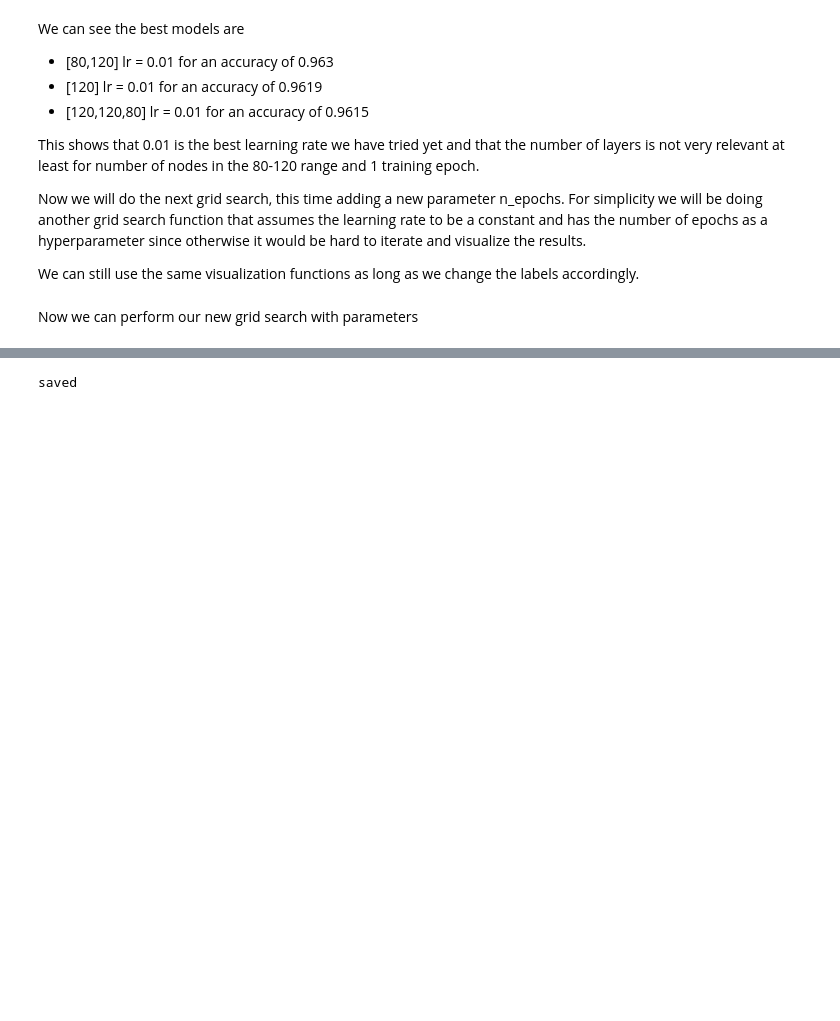
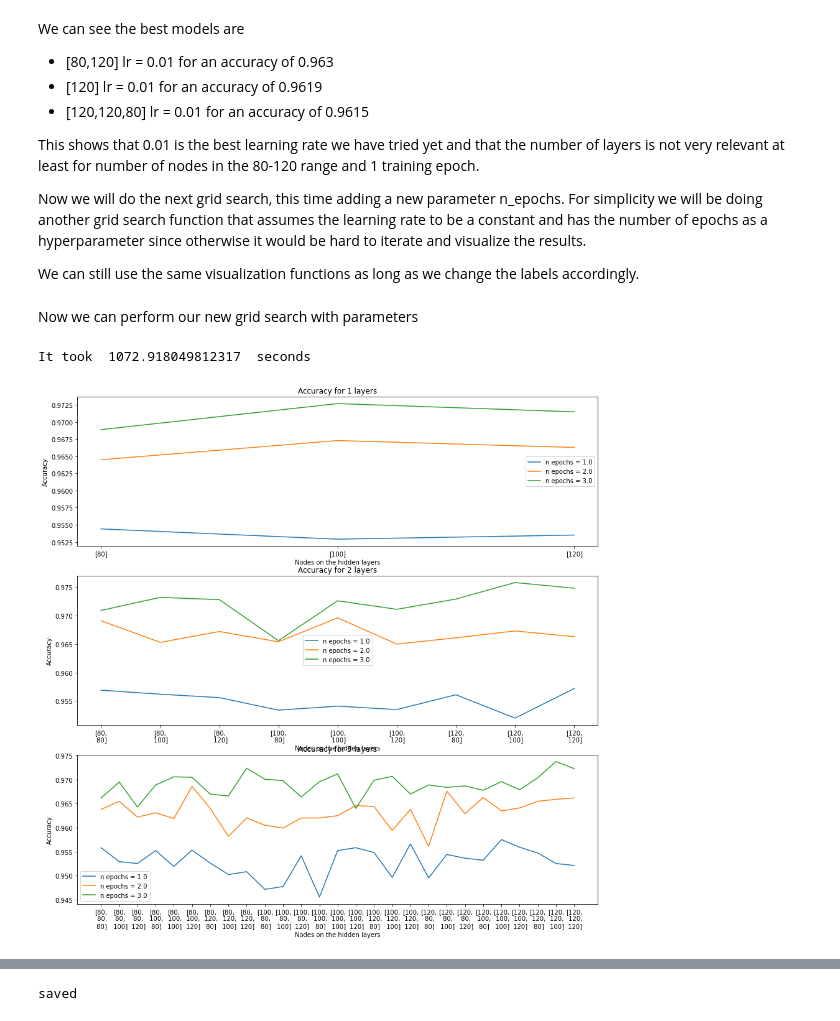
Before and after one commit to Oriol23/Making-a-perceptron-from-scratch, a Jupyter notebook: Multi layered perceptron.ipynb, the cells around one changed output, grey strips where cells are left out. Drawn from its saved outputs; the diff is of its cells as text; code cells hidden in the pictures; blank space fills up the shorter version.

Commit message:
saved gs for n epochs

```diff
--- a/Multi layered perceptron.ipynb
+++ b/Multi layered perceptron.ipynb
@@ -727,7 +717,7 @@ def Grid_Search_epoch(parameters,training_data,training_labels,validation_data,v
 # %% [markdown]
 Now we can perform our new grid search with parameters
 # %%
-parameters = {'Learning_Rate': 0.01
+parameters = {'Learning_Rate': 0.01,
               'Number of  training epochs': [1,2,3],
               'Number of Hidden Layers': [1,2,3],
               'Number of nodes in a hidden layer': [80,100,120]
@@ -735,3 +725,13 @@ parameters = {'Learning_Rate': 0.01
 #the total number of trials is      (assuming 1 epoch 1 trial, 2 epochs 2 trials)
 #( sum_nhd (len(nn)^nhd) )* sum(nte)
 #(3^1 + 3^2 + 3^3) * 6 = 234
+# %%
+start = time.time()
+accuracy_dict = Grid_Search_epoch(parameters,training_data[0],training_data[1],validation_data[0],validation_data[1])
+print('It took ', time.time()-start, ' seconds')
+# %% [output]
+It took  1072.918049812317  seconds
+# %%
+disp_gs_results(accuracy_dict,'ne')
+# %% [output]
+[figure, added]
```
Also changed, not shown: parts of 11 cells of this notebook, 1 other file.
